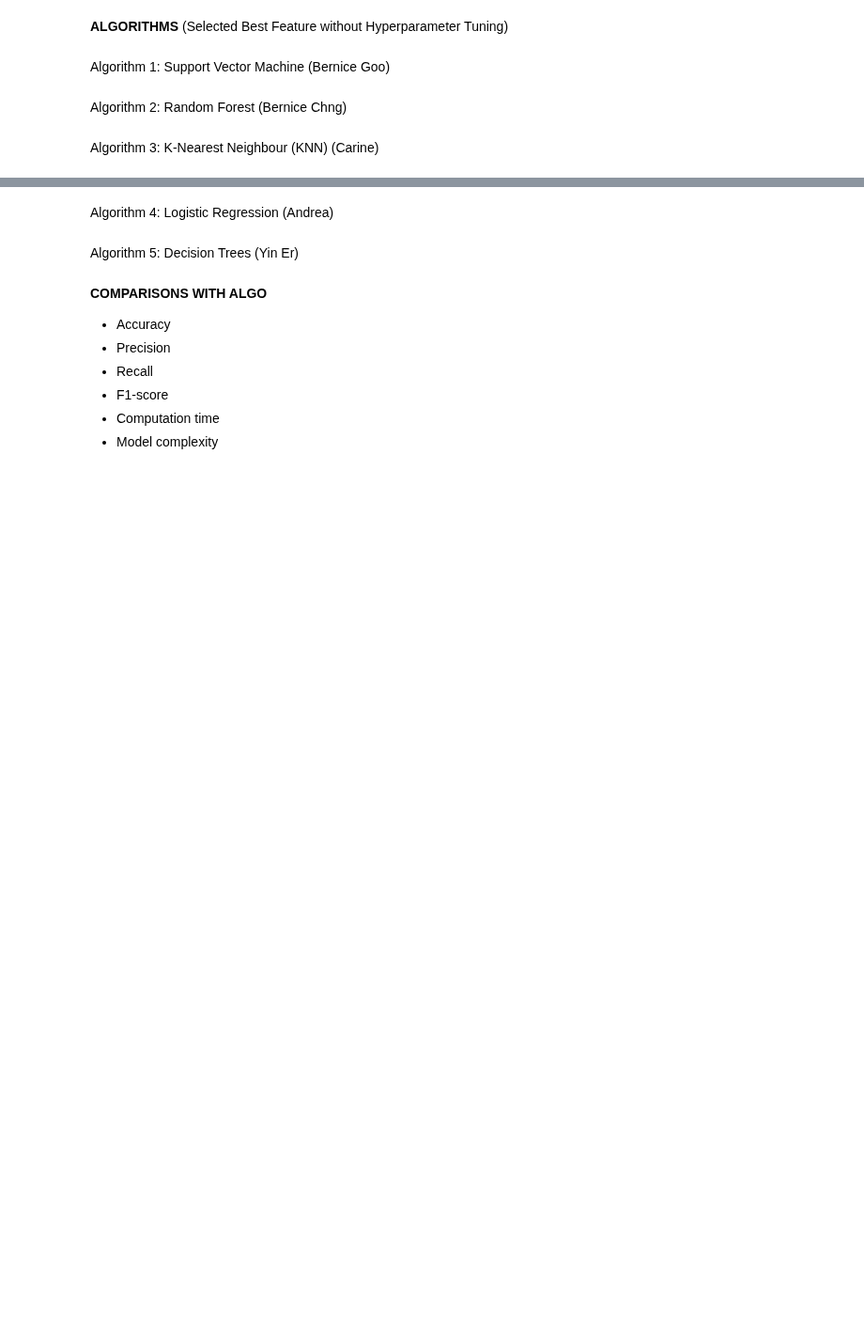
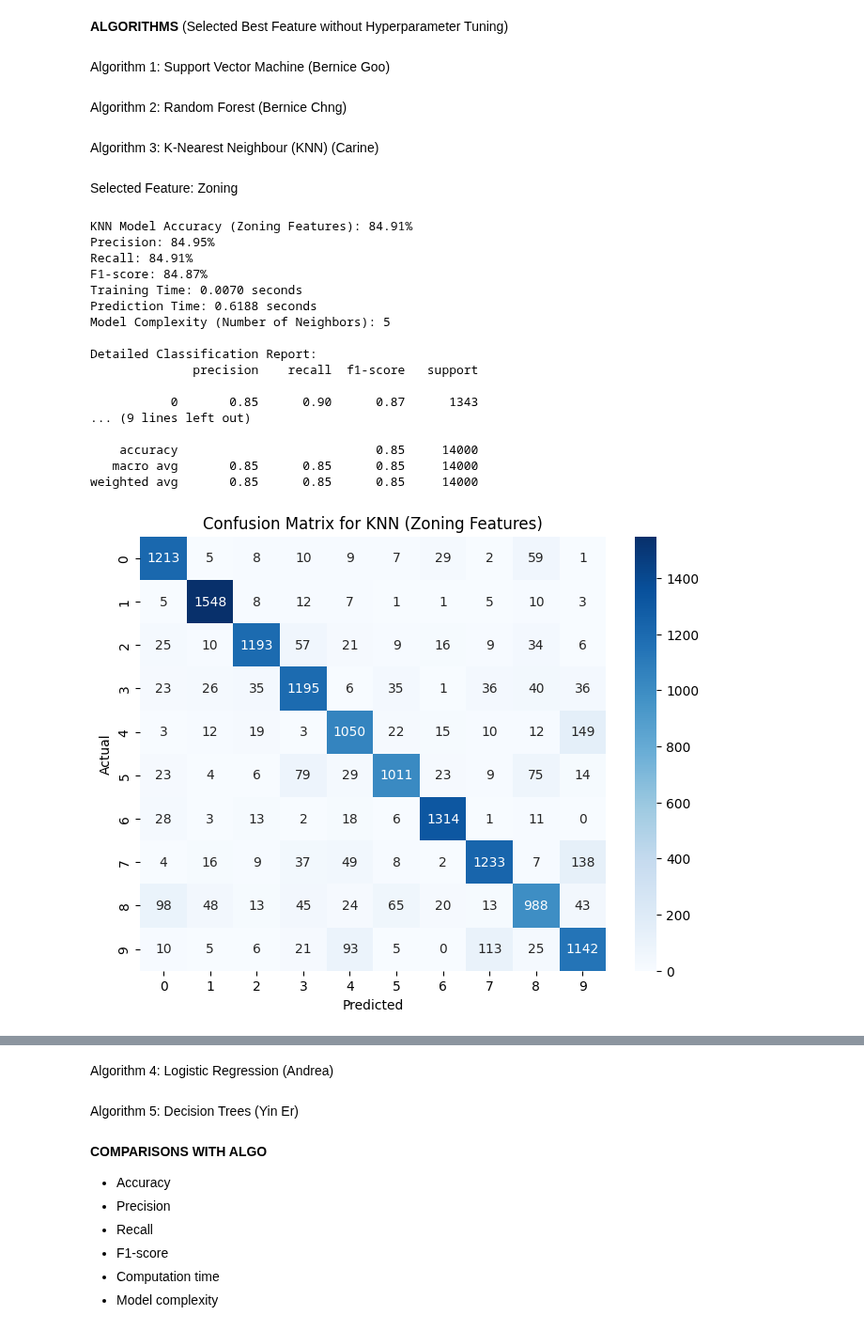
Before and after one commit to Eerraaaa/INF2008ML, a Jupyter notebook: main.ipynb, the cells around one changed output, grey strips where cells are left out. Shown at 94% size. Cells and saved outputs as stored; diff of their text form; code cells hidden in the pictures; blank space fills up the shorter version.

```diff
--- a/main.ipynb
+++ b/main.ipynb
@@ -1248,3 +1091,71 @@ Algorithm 1: Support Vector Machine (Bernice Goo)
 Algorithm 2: Random Forest (Bernice Chng)
 # %% [markdown]
 Algorithm 3: K-Nearest Neighbour (KNN) (Carine)
+# %% [markdown]
+Selected Feature: Zoning
+# %%
+# Initialize and train the KNN model
+knn_model = KNeighborsClassifier()
+
+# Measure training time
+start_time = time.time()
+knn_model.fit(X_train_zoning, y_train)
+training_time = time.time() - start_time
+
+# Measure prediction time
+start_time = time.time()
+y_pred = knn_model.predict(X_test_zoning)
+prediction_time = time.time() - start_time
+
+# Evaluate performance
+accuracy = accuracy_score(y_test, y_pred)
+classification_rep = classification_report(y_test, y_pred, output_dict=True)
+
+# Extract precision, recall, and F1-score (weighted)
+precision = classification_rep["weighted avg"]["precision"]
+recall = classification_rep["weighted avg"]["recall"]
+f1 = classification_rep["weighted avg"]["f1-score"]
+
+# Model complexity: Number of neighbors
+model_complexity = knn_model.n_neighbors
+
+# Print evaluation metrics
+print(f"KNN Model Accuracy (Zoning Features): {accuracy * 100:.2f}%")
+print(f"Precision: {precision * 100:.2f}%")
+print(f"Recall: {recall * 100:.2f}%")
+print(f"F1-score: {f1 * 100:.2f}%")
+print(f"Training Time: {training_time:.4f} seconds")
+print(f"Prediction Time: {prediction_time:.4f} seconds")
+print(f"Model Complexity (Number of Neighbors): {model_complexity}")
+
+# Display classification report
+print("\nDetailed Classification Report:")
+print(classification_report(y_test, y_pred))
+
+# Display confusion matrix
+plt.figure(figsize=(8, 6))
+sns.heatmap(confusion_matrix(y_test, y_pred), annot=True, fmt="d", cmap="Blues",
+            xticklabels=range(10), yticklabels=range(10))
+plt.xlabel("Predicted")
+plt.ylabel("Actual")
+plt.title("Confusion Matrix for KNN (Zoning Features)")
+plt.show()
+# %% [output]
+KNN Model Accuracy (Zoning Features): 84.91%
+Precision: 84.95%
+Recall: 84.91%
+F1-score: 84.87%
+Training Time: 0.0070 seconds
+Prediction Time: 0.6188 seconds
+Model Complexity (Number of Neighbors): 5
+
+Detailed Classification Report:
+              precision    recall  f1-score   support
+
+           0       0.85      0.90      0.87      1343
+... (9 lines left out)
+
+    accuracy                           0.85     14000
+   macro avg       0.85      0.85      0.85     14000
+weighted avg       0.85      0.85      0.85     14000
+[figure, added]
```
Also changed, not shown: parts of 17 cells of this notebook.
